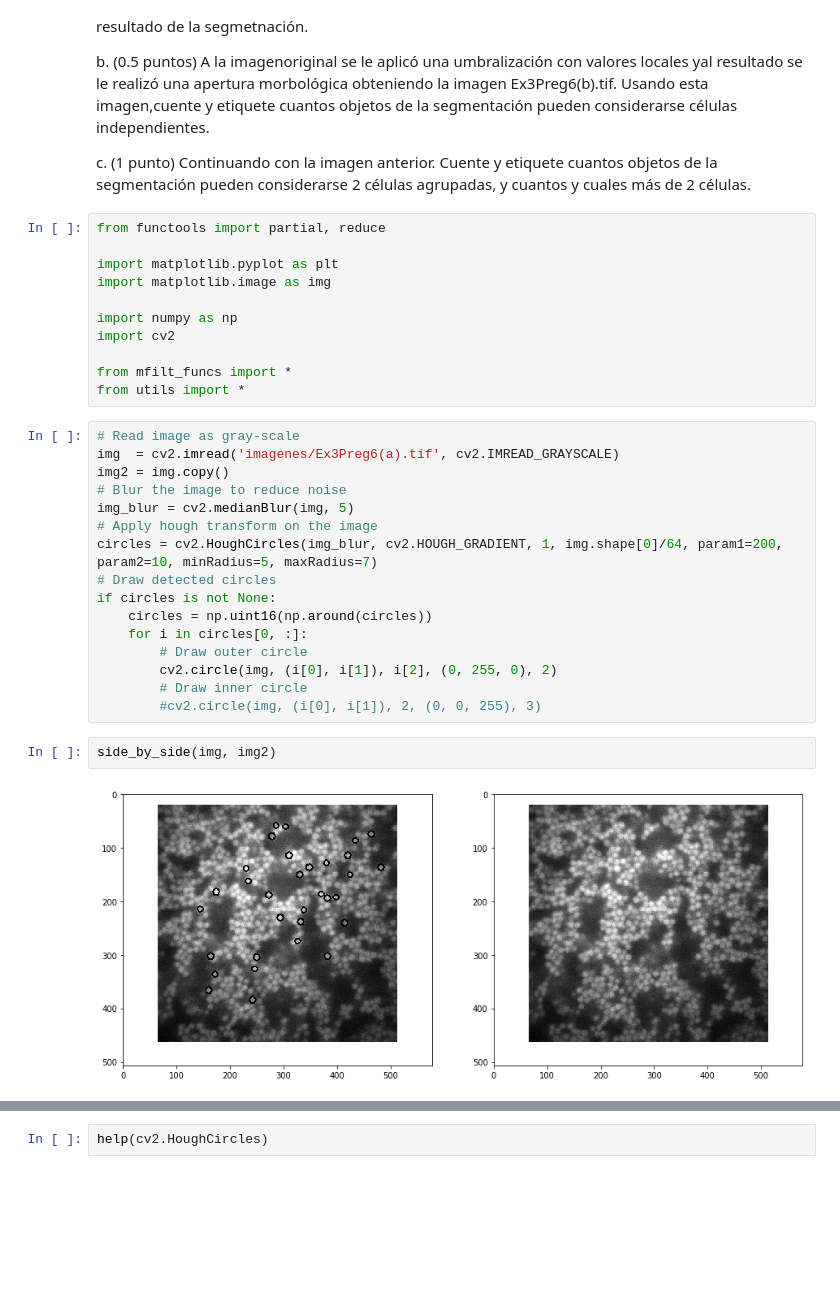
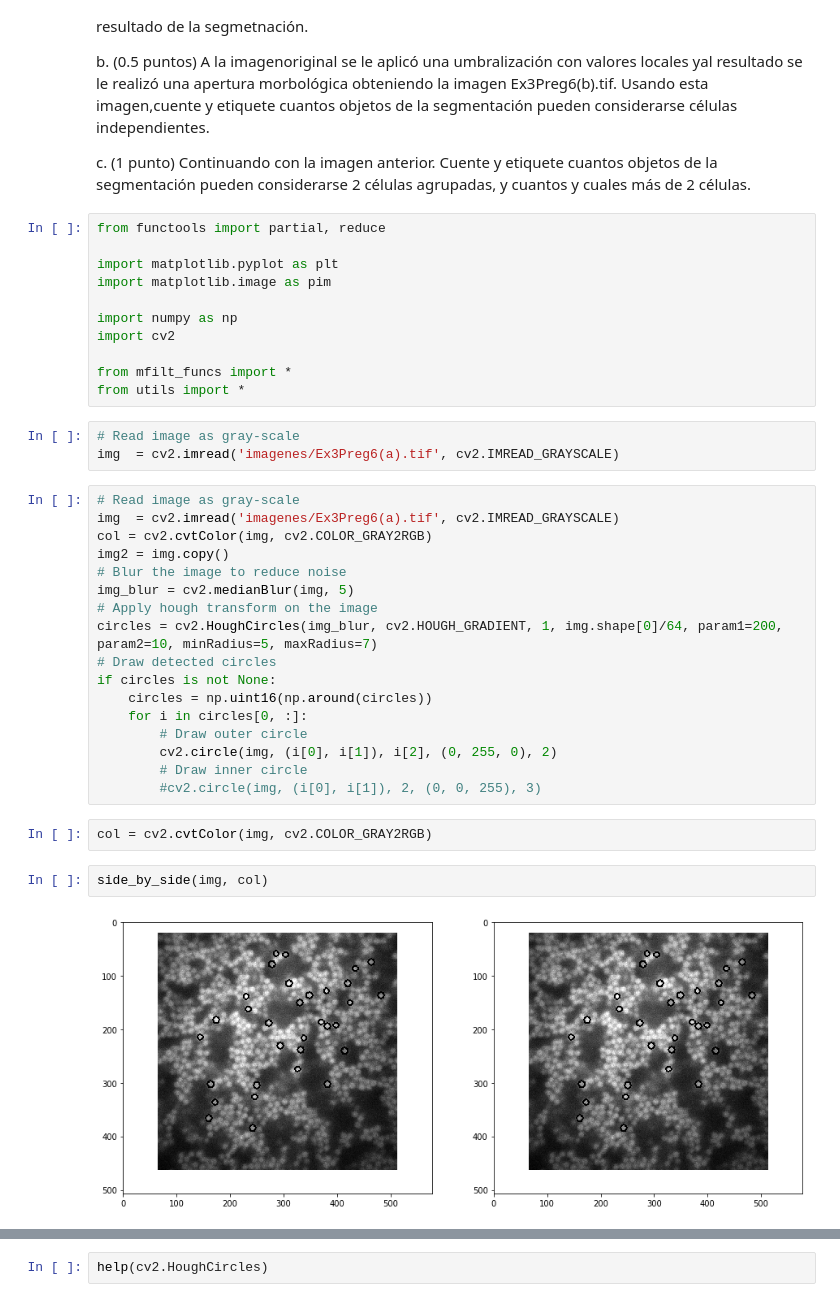
Before and after one commit to gmagannaDevelop/ImagenesTercerParcial, a Jupyter notebook: Pregunta 6.ipynb, the cells around one changed output, grey strips where cells are left out. Cells and saved outputs as stored; diff of their text form; blank space fills up the shorter version.

```diff
--- a/Pregunta 6.ipynb
+++ b/Pregunta 6.ipynb
@@ -12,16 +12,20 @@ c. (1 punto) Continuando con la imagen anterior. Cuente y etiquete cuantos objet
 from functools import partial, reduce
 
 import matplotlib.pyplot as plt
-import matplotlib.image as img
+import matplotlib.image as pim
 
 import numpy as np
 import cv2
 
 from mfilt_funcs import *
 from utils import *
+# %%
+# Read image as gray-scale
+img  = cv2.imread('imagenes/Ex3Preg6(a).tif', cv2.IMREAD_GRAYSCALE)
 # %%
 # Read image as gray-scale
 img  = cv2.imread('imagenes/Ex3Preg6(a).tif', cv2.IMREAD_GRAYSCALE)
+col = cv2.cvtColor(img, cv2.COLOR_GRAY2RGB)
 img2 = img.copy()
 # Blur the image to reduce noise
 img_blur = cv2.medianBlur(img, 5)
@@ -35,7 +39,9 @@ if circles is not None:
         cv2.circle(img, (i[0], i[1]), i[2], (0, 255, 0), 2)
         # Draw inner circle
         #cv2.circle(img, (i[0], i[1]), 2, (0, 0, 255), 3)
+# %%
+col = cv2.cvtColor(img, cv2.COLOR_GRAY2RGB)
 # %%
-side_by_side(img, img2)
+side_by_side(img, col)
 # %% [output]
-[figure, old version]
+[figure, new version]
```
Also changed, not shown: parts of 1 cell of this notebook, 1 other file.
